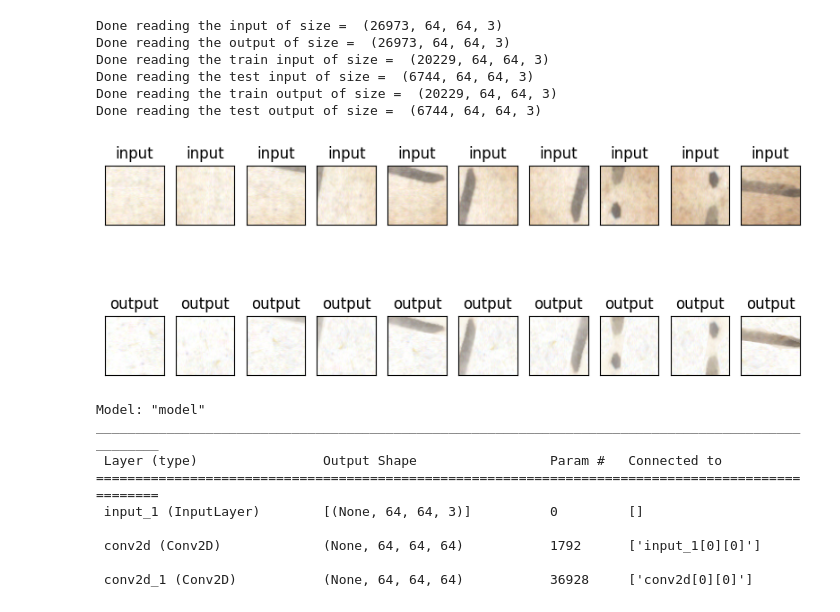
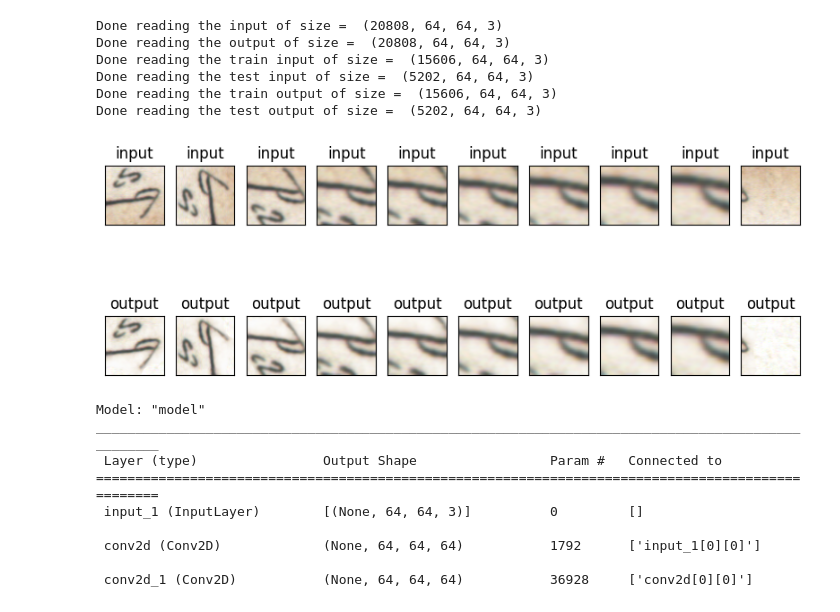
Before and after one commit to mgnarag/CS284, a Jupyter notebook: Unet_64.ipynb, the cells around one changed output. Saved outputs shown, nothing was run; the diff lists cells and outputs as text; code cells hidden in the pictures.

```diff
--- a/Unet_64.ipynb
+++ b/Unet_64.ipynb
@@ -58,8 +58,8 @@ def crop(im):
     width, height = im.size
     data = []
 
-    for j in np.arange(0,int(height/size)+1,1):
-        for i in np.arange(0,int(width/size)+1,1):
+    for j in np.arange(0,int(height/size)+1,0.8):
+        for i in np.arange(0,int(width/size)+1,0.8):
             im1 = im.crop((0 + (size*i), 0 + (size*j), size + (size*i), size + (size*j)))
             im1 = np.array(im1)
             im1 = im1.astype(np.float32)
@@ -130,36 +130,36 @@ print("Done reading the test output of size = ", test_input.shape)
 
 output = []
 # %% [output]
-Done reading the input of size =  (26973, 64, 64, 3)
-Done reading the output of size =  (26973, 64, 64, 3)
-Done reading the train input of size =  (20229, 64, 64, 3)
-Done reading the test input of size =  (6744, 64, 64, 3)
-Done reading the train output of size =  (20229, 64, 64, 3)
-Done reading the test output of size =  (6744, 64, 64, 3)
+Done reading the input of size =  (20808, 64, 64, 3)
+Done reading the output of size =  (20808, 64, 64, 3)
+Done reading the train input of size =  (15606, 64, 64, 3)
+Done reading the test input of size =  (5202, 64, 64, 3)
+Done reading the train output of size =  (15606, 64, 64, 3)
+Done reading the test output of size =  (5202, 64, 64, 3)
 # %%
 
 n = 10
 plt.figure(figsize=(10, 4))
 for i in range(0,10):
 
     ax = plt.subplot(2, n, i + 1)
 
 
     plt.title("input")
-    plt.imshow((train_input[i+10100]))
+    plt.imshow((train_input[i+7500]))
     plt.gray()
     ax.get_xaxis().set_visible(False)
     ax.get_yaxis().set_visible(False)
 
     bx = plt.subplot(2, n, i + n + 1)
     plt.title("output")
-    plt.imshow((train_output[i+10100]))
+    plt.imshow((train_output[i+7500]))
     plt.gray()
     bx.get_xaxis().set_visible(False)
     bx.get_yaxis().set_visible(False)
 plt.show()
 # %% [output]
-[figure, old version]
+[figure, new version]
 # %%
 from keras.models import Model
 from keras.layers import Input, Conv2D, MaxPooling2D, UpSampling2D, concatenate, Conv2DTranspose, BatchNormalization
```
Also changed, not shown: parts of 5 cells of this notebook.
